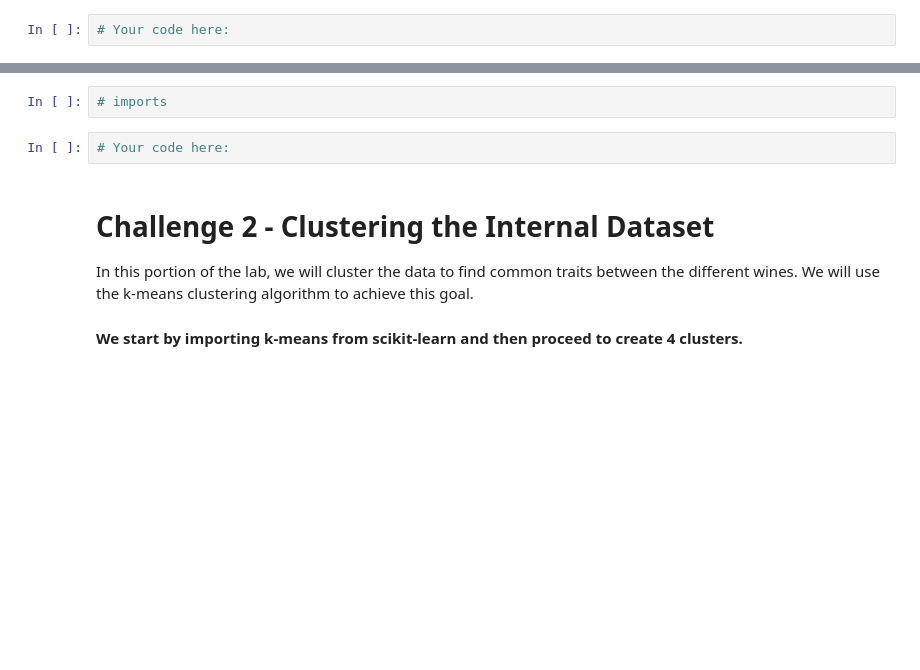
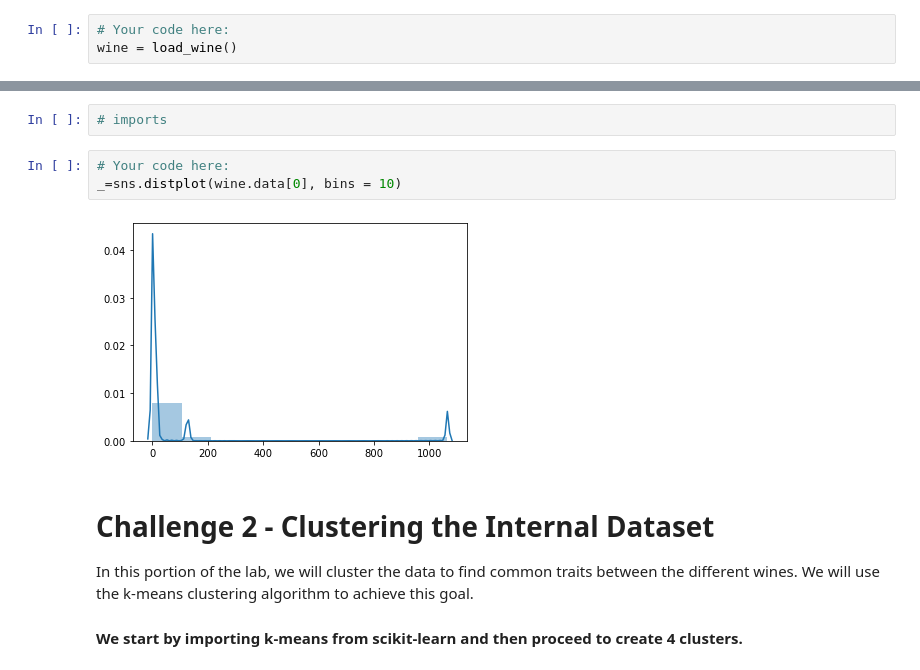
Before and after one commit to ta-datapt-bcn/lab-unsupervised-learning-and-sklearn, a Jupyter notebook: your-code/main.ipynb, the cells around one changed output, grey strips where cells are left out. Drawn from its saved outputs; the diff is of its cells as text; blank space fills up the shorter version.

```diff
--- a/your-code/main.ipynb
+++ b/your-code/main.ipynb
@@ -17,6 +28,7 @@ from sklearn.datasets import load_wine
 In the cell below, use the `load_wine` function and assign the wine dataset to a variable called `wine`.
 # %%
 # Your code here:
+wine = load_wine()
 # %% [markdown]
 In the next step, list the keys of the variable `wine` to examine its contents. Note that the `load_wine` function does not return dataframes. It returns you a Python dictionary.
 # %%
@@ -39,6 +88,9 @@ Let's plot the alcohol content histogram. Recall that we are working with a nump
 # imports
 # %%
 # Your code here:
+_=sns.distplot(wine.data[0], bins = 10)
+# %% [output]
+[figure, added]
 # %% [markdown]
 # Challenge 2 - Clustering the Internal Dataset
 
```
Also changed, not shown: parts of 38 cells of this notebook.
